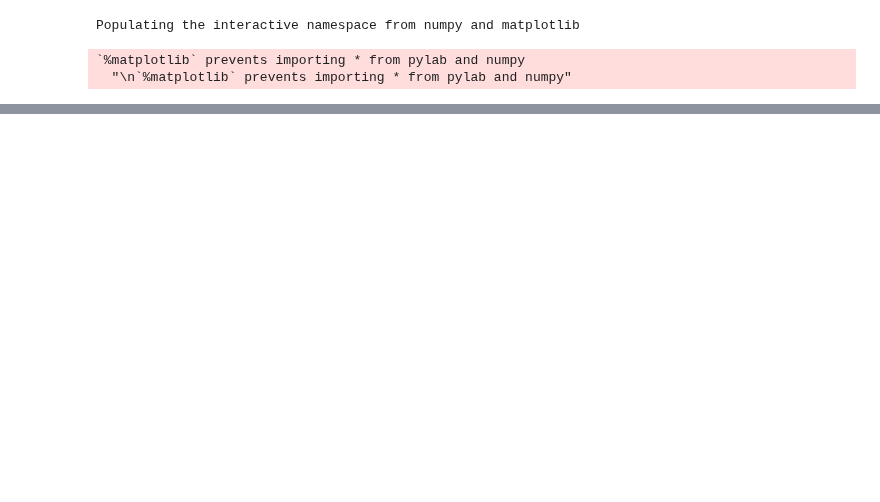
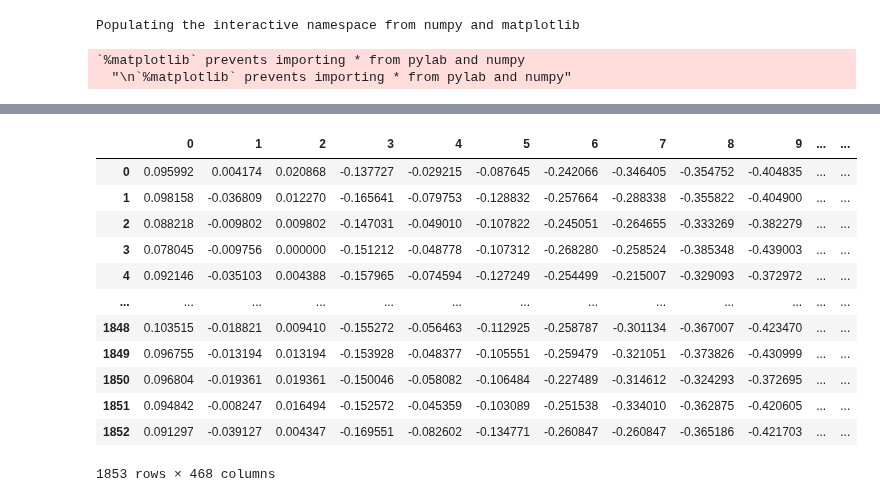
Before and after one commit to mehraiel/Face-position, a Jupyter notebook: Face Pose detection.ipynb, the cells around one changed output, grey strips where cells are left out. Saved outputs shown, nothing was run; the diff lists cells and outputs as text; code cells hidden in the pictures; blank space fills up the shorter version.

```diff
--- a/Face Pose detection.ipynb
+++ b/Face Pose detection.ipynb
@@ -405,0 +215,17 @@ Training score: 0.6313811030152562
+# %%
+data_y = pd.DataFrame(Norm_Y)
+data_y
+# %% [output]
+|  | 0 | 1 | 2 | 3 | 4 | 5 | 6 | 7 | 8 | 9 | ... | ... |
+| 0 | 0.095992 | 0.004174 | 0.020868 | -0.137727 | -0.029215 | -0.087645 | -0.242066 | -0.346405 | -0.354752 | -0.404835 | ... | ... |
+| 1 | 0.098158 | -0.036809 | 0.012270 | -0.165641 | -0.079753 | -0.128832 | -0.257664 | -0.288338 | -0.355822 | -0.404900 | ... | ... |
+| 2 | 0.088218 | -0.009802 | 0.009802 | -0.147031 | -0.049010 | -0.107822 | -0.245051 | -0.264655 | -0.333269 | -0.382279 | ... | ... |
+| 3 | 0.078045 | -0.009756 | 0.000000 | -0.151212 | -0.048778 | -0.107312 | -0.268280 | -0.258524 | -0.385348 | -0.439003 | ... | ... |
+| 4 | 0.092146 | -0.035103 | 0.004388 | -0.157965 | -0.074594 | -0.127249 | -0.254499 | -0.215007 | -0.329093 | -0.372972 | ... | ... |
+| ... | ... | ... | ... | ... | ... | ... | ... | ... | ... | ... | ... | ... |
+| 1848 | 0.103515 | -0.018821 | 0.009410 | -0.155272 | -0.056463 | -0.112925 | -0.258787 | -0.301134 | -0.367007 | -0.423470 | ... | ... |
+| 1849 | 0.096755 | -0.013194 | 0.013194 | -0.153928 | -0.048377 | -0.105551 | -0.259479 | -0.321051 | -0.373826 | -0.430999 | ... | ... |
+| 1850 | 0.096804 | -0.019361 | 0.019361 | -0.150046 | -0.058082 | -0.106484 | -0.227489 | -0.314612 | -0.324293 | -0.372695 | ... | ... |
+| 1851 | 0.094842 | -0.008247 | 0.016494 | -0.152572 | -0.045359 | -0.103089 | -0.251538 | -0.334010 | -0.362875 | -0.420605 | ... | ... |
+| 1852 | 0.091297 | -0.039127 | 0.004347 | -0.169551 | -0.082602 | -0.134771 | -0.260847 | -0.260847 | -0.365186 | -0.421703 | ... | ... |
+1853 rows × 468 columns
```
Also changed, not shown: parts of 73 cells of this notebook, 1 other file.
